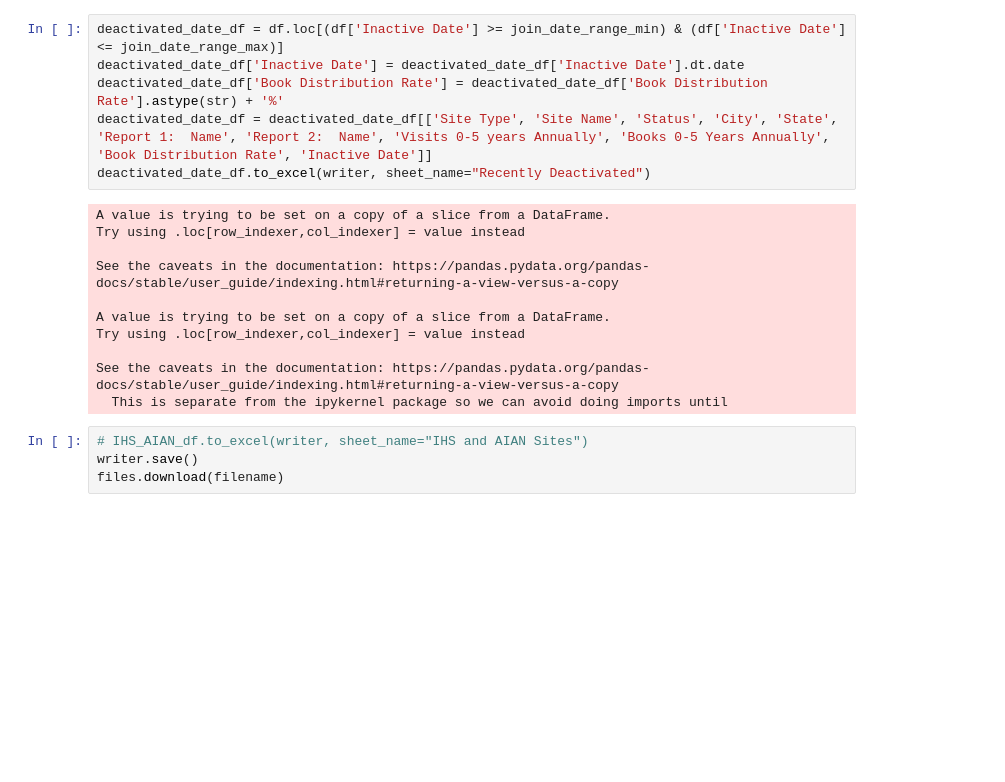
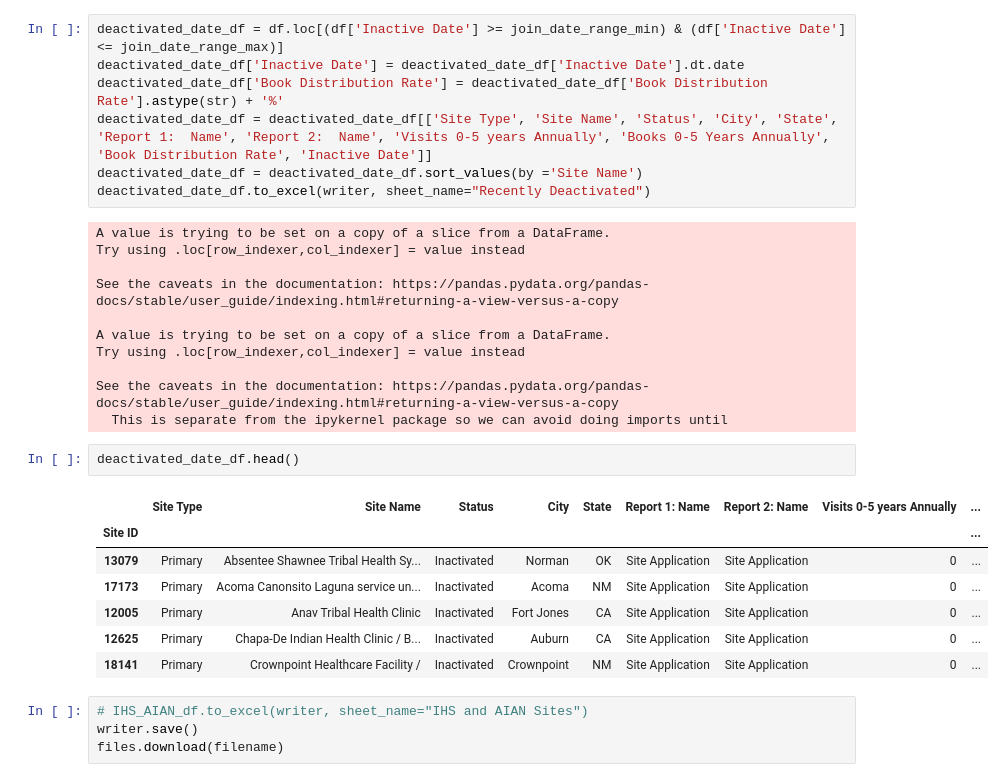
Before and after one commit to kweenkeen/ReachOutandRead, a Jupyter notebook: ROR_IHS_Biannual_Update.ipynb, the cells around one changed output. Saved outputs shown, nothing was run; the diff lists cells and outputs as text; blank space fills up the shorter version.

```diff
--- a/ROR_IHS_Biannual_Update.ipynb
+++ b/ROR_IHS_Biannual_Update.ipynb
@@ -175,6 +146,7 @@ deactivated_date_df = df.loc[(df['Inactive Date'] >= join_date_range_min) & (df[
 deactivated_date_df['Inactive Date'] = deactivated_date_df['Inactive Date'].dt.date
 deactivated_date_df['Book Distribution Rate'] = deactivated_date_df['Book Distribution Rate'].astype(str) + '%'
 deactivated_date_df = deactivated_date_df[['Site Type', 'Site Name', 'Status', 'City', 'State', 'Report 1:  Name', 'Report 2:  Name', 'Visits 0-5 years Annually', 'Books 0-5 Years Annually', 'Book Distribution Rate', 'Inactive Date']]
+deactivated_date_df = deactivated_date_df.sort_values(by ='Site Name')
 deactivated_date_df.to_excel(writer, sheet_name="Recently Deactivated")
 # %% [output]
 A value is trying to be set on a copy of a slice from a DataFrame.
@@ -187,6 +159,16 @@ Try using .loc[row_indexer,col_indexer] = value instead
 
 See the caveats in the documentation: https://pandas.pydata.org/pandas-docs/stable/user_guide/indexing.html#returning-a-view-versus-a-copy
   This is separate from the ipykernel package so we can avoid doing imports until
+# %%
+deactivated_date_df.head()
+# %% [output]
+|  | Site Type | Site Name | Status | City | State | Report 1: Name | Report 2: Name | Visits 0-5 years Annually | ... |
+| Site ID |  |  |  |  |  |  |  |  | ... |
+| 13079 | Primary | Absentee Shawnee Tribal Health Sy... | Inactivated | Norman | OK | Site Application | Site Application | 0 | ... |
+| 17173 | Primary | Acoma Canonsito Laguna service un... | Inactivated | Acoma | NM | Site Application | Site Application | 0 | ... |
+| 12005 | Primary | Anav Tribal Health Clinic | Inactivated | Fort Jones | CA | Site Application | Site Application | 0 | ... |
+| 12625 | Primary | Chapa-De Indian Health Clinic / B... | Inactivated | Auburn | CA | Site Application | Site Application | 0 | ... |
+| 18141 | Primary | Crownpoint Healthcare Facility / | Inactivated | Crownpoint | NM | Site Application | Site Application | 0 | ... |
 # %%
 # IHS_AIAN_df.to_excel(writer, sheet_name="IHS and AIAN Sites")
 writer.save()
```
Also changed, not shown: parts of 16 cells of this notebook.
